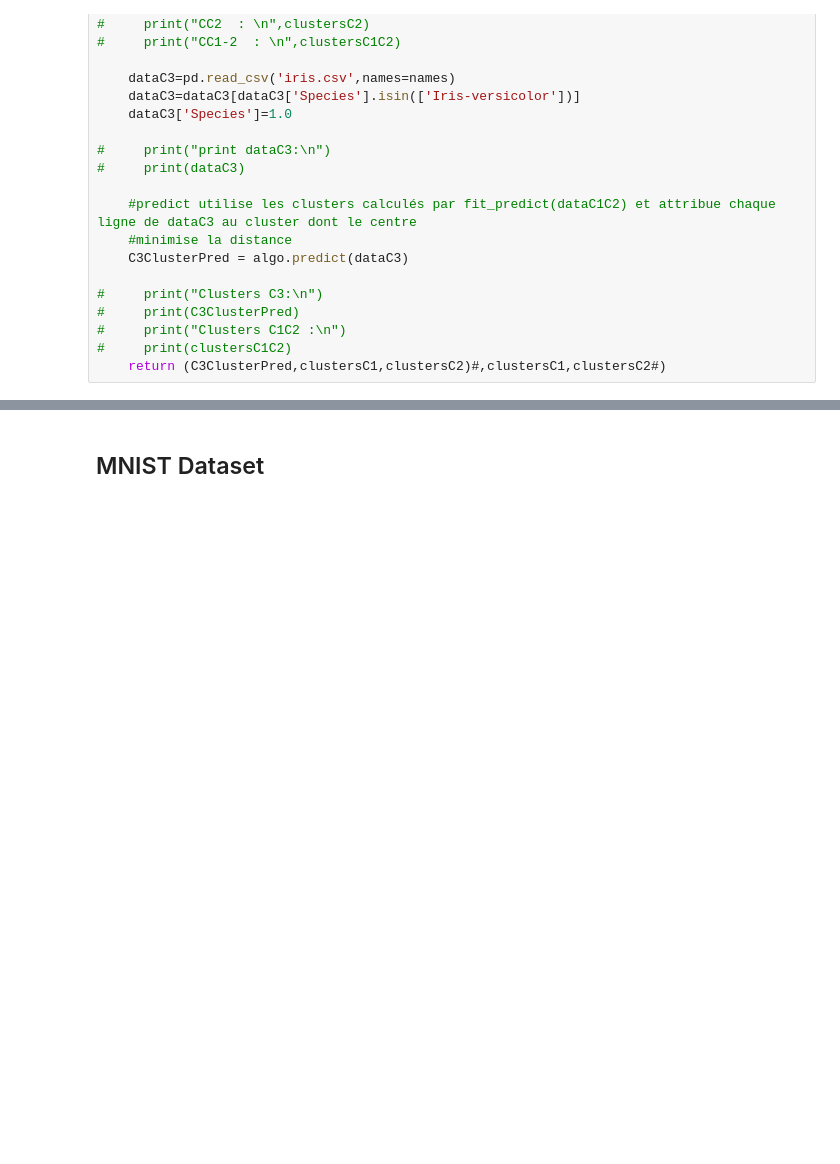
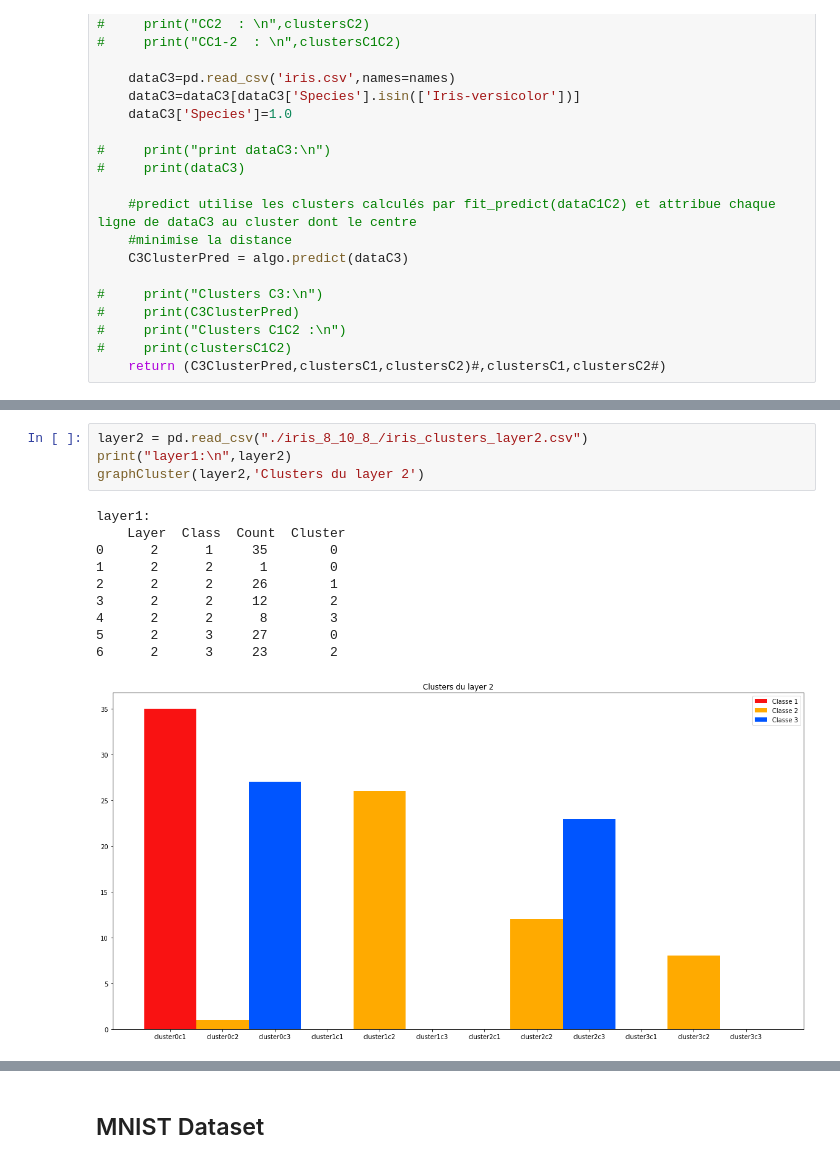
Before and after one commit to JPhilippot/Patterns, a Jupyter notebook: KMeans.ipynb, the cells around one changed output, grey strips where cells are left out. Drawn from its saved outputs; the diff is of its cells as text; blank space fills up the shorter version.

```diff
--- a/KMeans.ipynb
+++ b/KMeans.ipynb
@@ -524,0 +505,15 @@ graphCluster(layer1)
+# %%
+layer2 = pd.read_csv("./iris_8_10_8_/iris_clusters_layer2.csv")
+print("layer1:\n",layer2)
+graphCluster(layer2,'Clusters du layer 2')
+# %% [output]
+layer1:
+    Layer  Class  Count  Cluster
+0      2      1     35        0
+1      2      2      1        0
+2      2      2     26        1
+3      2      2     12        2
+4      2      2      8        3
+5      2      3     27        0
+6      2      3     23        2
+[figure, added]
```
Also changed, not shown: parts of 8 cells of this notebook.
